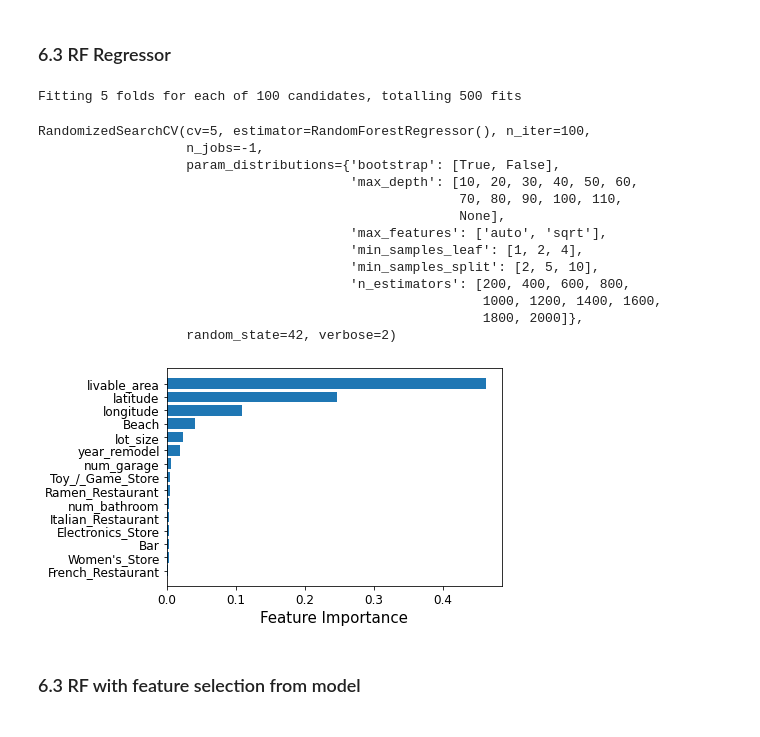
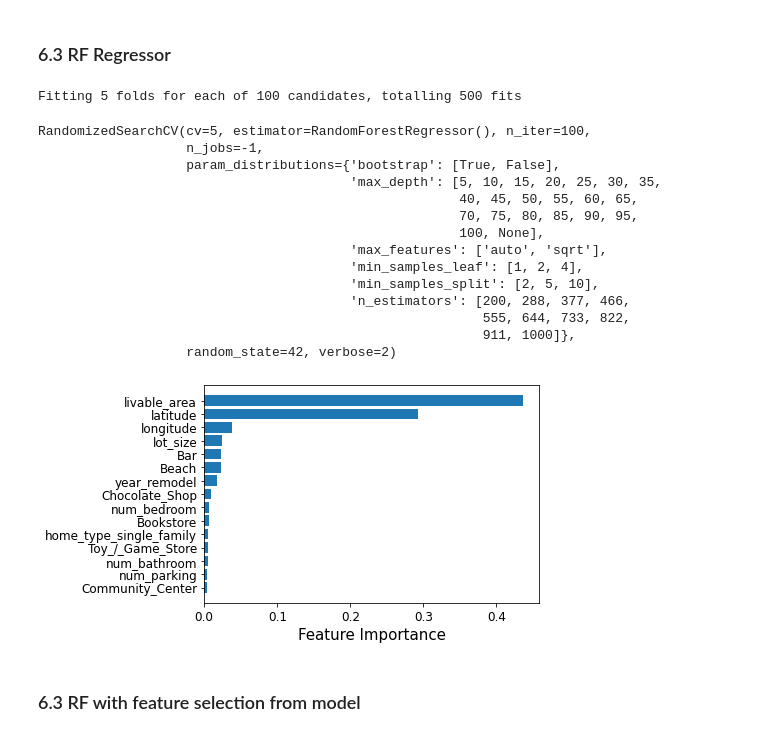
Before and after one commit to dreamdai/Coursera_Capstone, a Jupyter notebook: final_project.ipynb, the cells around one changed output. Drawn from its saved outputs; the diff is of its cells as text; code cells hidden in the pictures.

```diff
--- a/final_project.ipynb
+++ b/final_project.ipynb
@@ -1432,3 +1432,13 @@ plt.tight_layout()
 plt.savefig('correlation.png')
 # %% [output]
 [figure]
+# %%
+# plot number of zeros
+
+zero_num = []
+for col in df_final.columns[:-1]:
+    zero_num.append(df_final[col].apply(lambda x: x==0).sum())
+plt.bar(range(len(zero_num)), zero_num)
+plt.xticks([],[])
+plt.ylabel('Number of 0 Values', fontsize=14)
+plt.savefig('sparse_matrix.png')
@@ -1528,21 +1543,22 @@ rf = RandomForestRegressor()
 # search across 100 different combinations, and use all available cores
 rf_random = RandomizedSearchCV(estimator = rf, param_distributions = random_grid, n_iter = 100, cv = 5, verbose=2, random_state=42, n_jobs = -1)
 # Fit the random search model
-rf_random.fit(X_train_r, y_train_r)
+rf_random.fit(X_train_norm, y_train_norm)
 # %% [output]
 Fitting 5 folds for each of 100 candidates, totalling 500 fits
 RandomizedSearchCV(cv=5, estimator=RandomForestRegressor(), n_iter=100,
                    n_jobs=-1,
                    param_distributions={'bootstrap': [True, False],
-                                        'max_depth': [10, 20, 30, 40, 50, 60,
-                                                      70, 80, 90, 100, 110,
-                                                      None],
+                                        'max_depth': [5, 10, 15, 20, 25, 30, 35,
+                                                      40, 45, 50, 55, 60, 65,
+                                                      70, 75, 80, 85, 90, 95,
+                                                      100, None],
                                         'max_features': ['auto', 'sqrt'],
                                         'min_samples_leaf': [1, 2, 4],
                                         'min_samples_split': [2, 5, 10],
-                                        'n_estimators': [200, 400, 600, 800,
-                                                         1000, 1200, 1400, 1600,
-                                                         1800, 2000]},
+                                        'n_estimators': [200, 288, 377, 466,
+                                                         555, 644, 733, 822,
+                                                         911, 1000]},
                    random_state=42, verbose=2)
 # %%
 _estimators.append('random forest')
@@ -1551,13 +1567,13 @@ _mse.append(mean_squared_error(y_test_r, rf_random.best_estimator_.predict(X_tes
 # %%
 # plot feature importance
 rf_feature_importance_idx= np.argsort(rf_random.best_estimator_.feature_importances_)[-15:]
 _ = plt.barh(range(15), rf_random.best_estimator_.feature_importances_[rf_feature_importance_idx])
-_ = plt.yticks(range(15), X_train_r.columns[rf_feature_importance_idx], fontsize=12)
+_ = plt.yticks(range(15), X_train_norm.columns[rf_feature_importance_idx], fontsize=12)
 plt.xlabel('Feature Importance', fontsize=15)
 plt.xticks(fontsize=12)
 plt.savefig('random_forest.png')
 # %% [output]
-[figure, old version]
+[figure, new version]
 # %% [markdown]
 ### 6.3 RF with feature selection from model
 # %%
```
Also changed, not shown: parts of 11 cells of this notebook.
